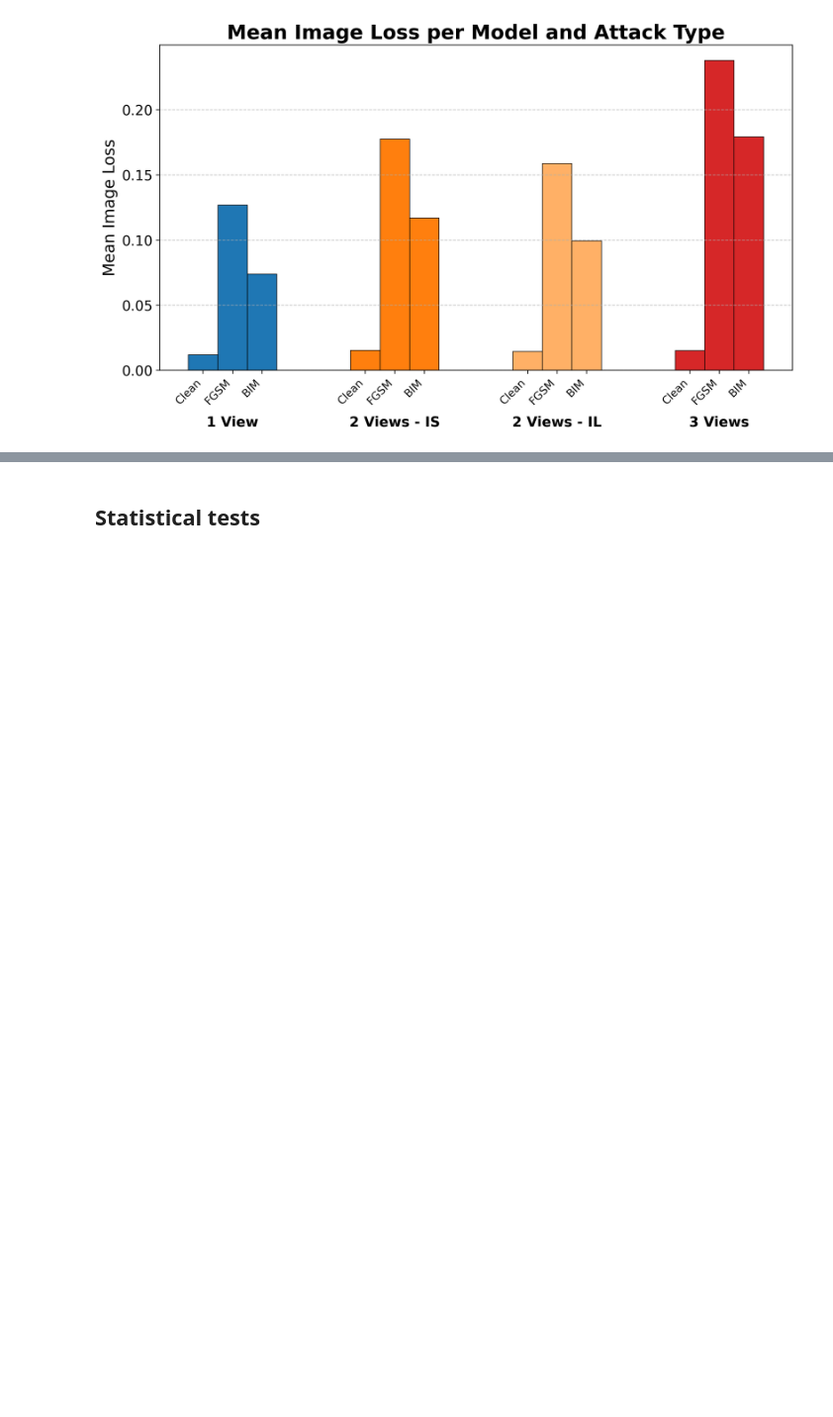
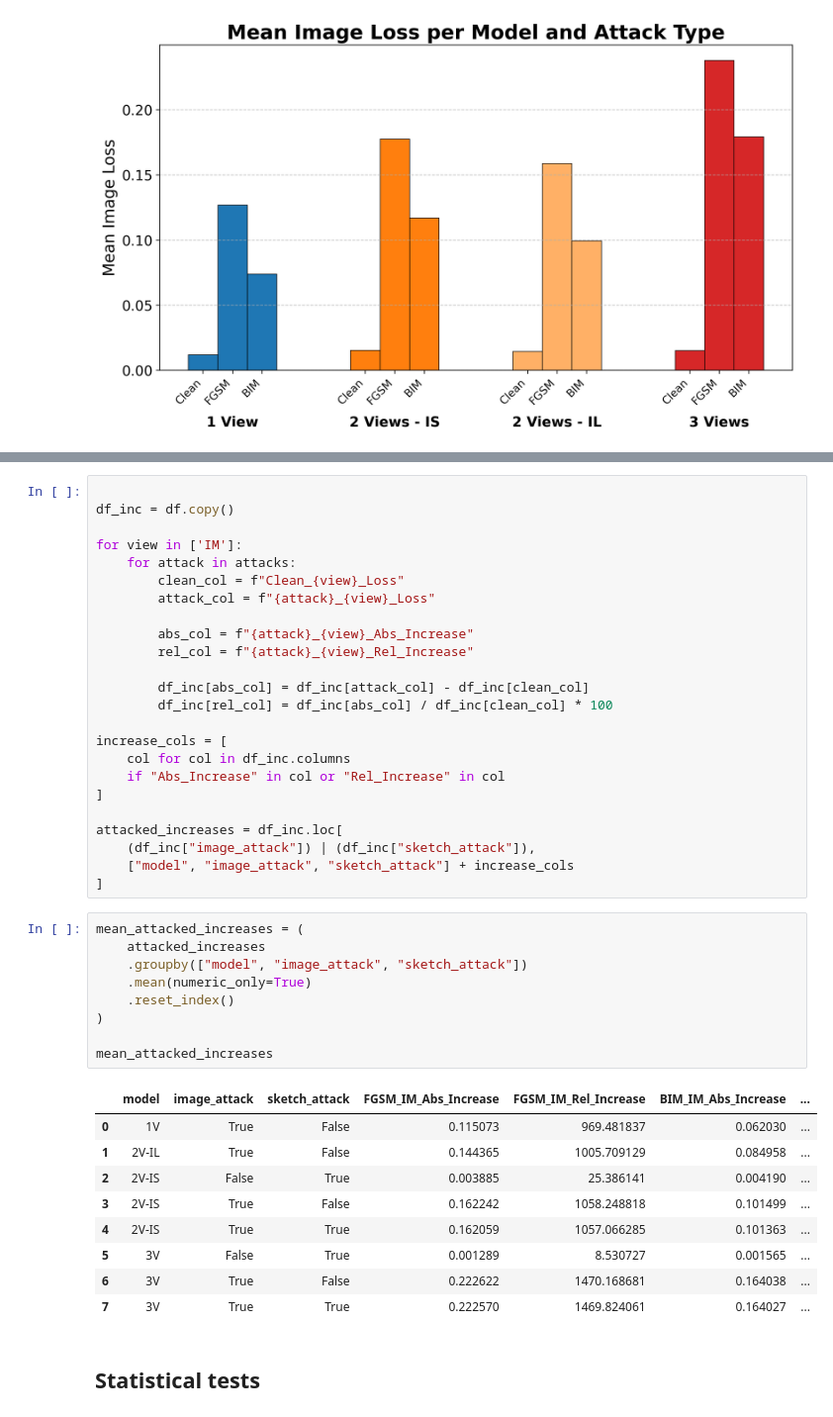
Before and after one commit to ClarysseArthur/VUB-MT-Development, a Jupyter notebook: Models/GenRKM-MMCelebHQ-V3/StatTest-A.ipynb, the cells around one changed output, grey strips where cells are left out. Shown at 99% size. Saved outputs shown, nothing was run; the diff lists cells and outputs as text; blank space fills up the shorter version.

```diff
--- a/Models/GenRKM-MMCelebHQ-V3/StatTest-A.ipynb
+++ b/Models/GenRKM-MMCelebHQ-V3/StatTest-A.ipynb
@@ -313,3 +491,46 @@ plot_attack_combo_losses(plot_df, add_inset=True)
+# %%
+
+df_inc = df.copy()
+
+for view in ['IM']:
+    for attack in attacks:
+        clean_col = f"Clean_{view}_Loss"
+        attack_col = f"{attack}_{view}_Loss"
+
+        abs_col = f"{attack}_{view}_Abs_Increase"
+        rel_col = f"{attack}_{view}_Rel_Increase"
+
+        df_inc[abs_col] = df_inc[attack_col] - df_inc[clean_col]
+        df_inc[rel_col] = df_inc[abs_col] / df_inc[clean_col] * 100
+
+increase_cols = [
+    col for col in df_inc.columns
+    if "Abs_Increase" in col or "Rel_Increase" in col
+]
+
+attacked_increases = df_inc.loc[
+    (df_inc["image_attack"]) | (df_inc["sketch_attack"]),
+    ["model", "image_attack", "sketch_attack"] + increase_cols
+]
+# %%
+mean_attacked_increases = (
+    attacked_increases
+    .groupby(["model", "image_attack", "sketch_attack"])
+    .mean(numeric_only=True)
+    .reset_index()
+)
+
+mean_attacked_increases
+# %% [output]
+|  | model | image_attack | sketch_attack | FGSM_IM_Abs_Increase | FGSM_IM_Rel_Increase | BIM_IM_Abs_Increase | ... |
+| 0 | 1V | True | False | 0.115073 | 969.481837 | 0.062030 | ... |
+| 1 | 2V-IL | True | False | 0.144365 | 1005.709129 | 0.084958 | ... |
+| 2 | 2V-IS | False | True | 0.003885 | 25.386141 | 0.004190 | ... |
+| 3 | 2V-IS | True | False | 0.162242 | 1058.248818 | 0.101499 | ... |
+| 4 | 2V-IS | True | True | 0.162059 | 1057.066285 | 0.101363 | ... |
+| 5 | 3V | False | True | 0.001289 | 8.530727 | 0.001565 | ... |
+| 6 | 3V | True | False | 0.222622 | 1470.168681 | 0.164038 | ... |
+| 7 | 3V | True | True | 0.222570 | 1469.824061 | 0.164027 | ... |
 # %% [markdown]
 ## Statistical tests
 # %%
```
Also changed, not shown: parts of 7 cells of this notebook, 16 other files.
